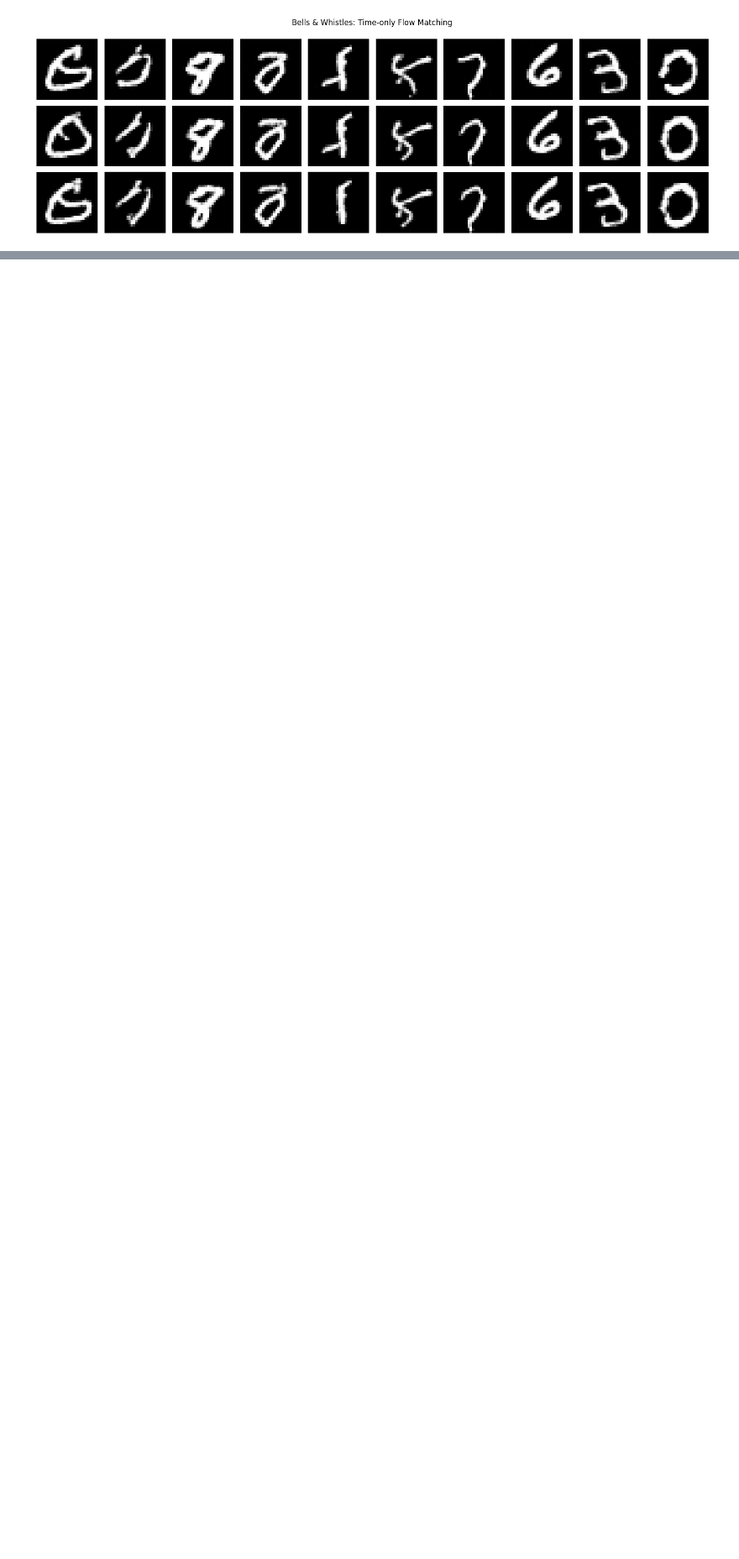
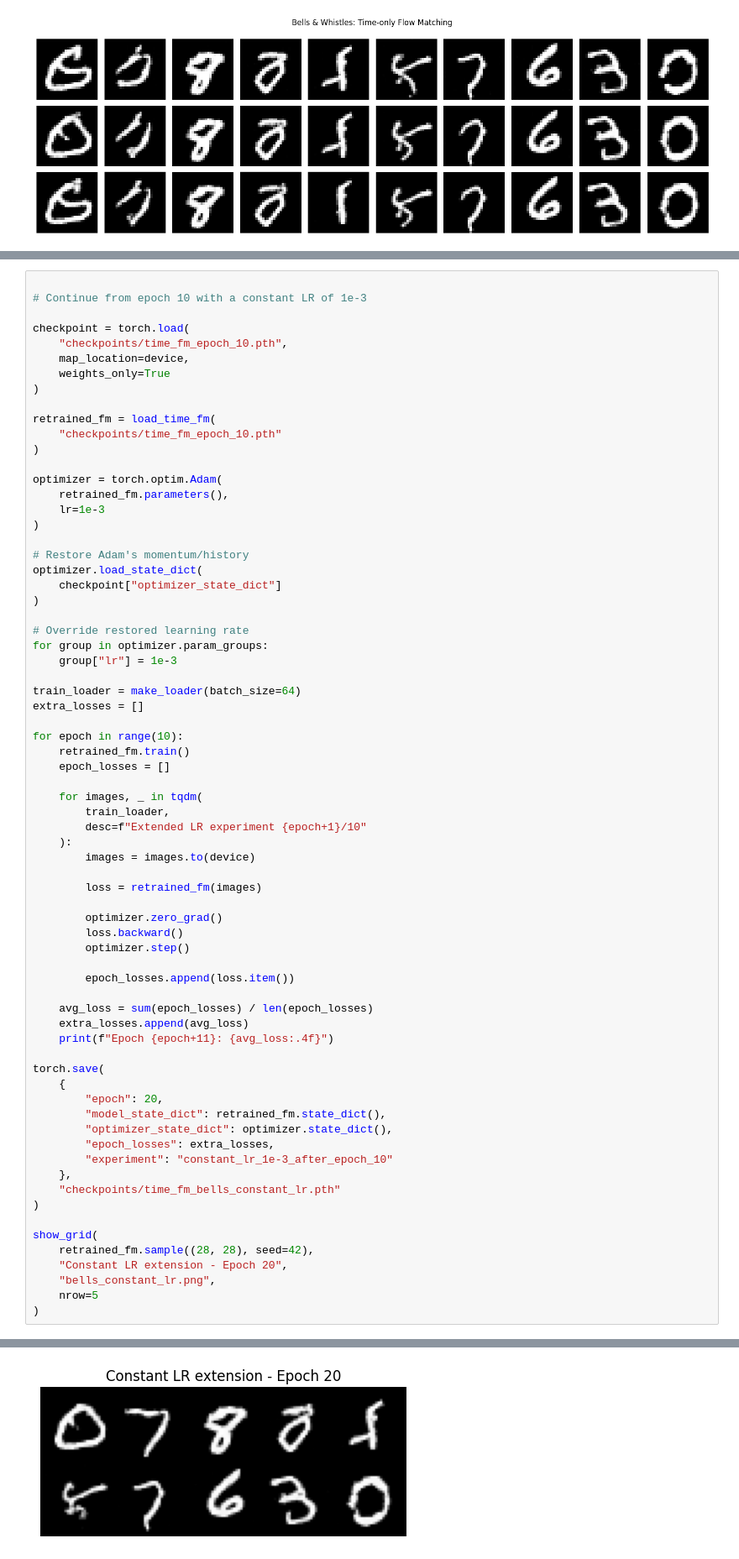
Before and after one commit to RishbhaJain/computer-vision-cs280A, a Jupyter notebook: partb.ipynb, the cells around one changed output, grey strips where cells are left out. Shown at 84% size. Drawn from its saved outputs; the diff is of its cells as text; blank space fills up the shorter version.

```diff
--- a/partb.ipynb
+++ b/partb.ipynb
@@ -1851,0 +2019,71 @@ plt.show()
+# %%
+
+# Continue from epoch 10 with a constant LR of 1e-3
+
+checkpoint = torch.load(
+    "checkpoints/time_fm_epoch_10.pth",
+    map_location=device,
+    weights_only=True
+)
+
+retrained_fm = load_time_fm(
+    "checkpoints/time_fm_epoch_10.pth"
+)
+
+optimizer = torch.optim.Adam(
+    retrained_fm.parameters(),
+    lr=1e-3
+)
+
+# Restore Adam's momentum/history
+optimizer.load_state_dict(
+    checkpoint["optimizer_state_dict"]
+)
+
+# Override restored learning rate
+for group in optimizer.param_groups:
+    group["lr"] = 1e-3
+
+train_loader = make_loader(batch_size=64)
+extra_losses = []
+
+for epoch in range(10):
+    retrained_fm.train()
+    epoch_losses = []
+
+    for images, _ in tqdm(
+        train_loader,
+        desc=f"Extended LR experiment {epoch+1}/10"
+    ):
+        images = images.to(device)
+
+        loss = retrained_fm(images)
+
+        optimizer.zero_grad()
+        loss.backward()
+        optimizer.step()
+
+        epoch_losses.append(loss.item())
+
+    avg_loss = sum(epoch_losses) / len(epoch_losses)
+    extra_losses.append(avg_loss)
+    print(f"Epoch {epoch+11}: {avg_loss:.4f}")
+
+torch.save(
+    {
+        "epoch": 20,
+        "model_state_dict": retrained_fm.state_dict(),
+        "optimizer_state_dict": optimizer.state_dict(),
+        "epoch_losses": extra_losses,
+        "experiment": "constant_lr_1e-3_after_epoch_10"
+    },
+    "checkpoints/time_fm_bells_constant_lr.pth"
+)
+
+show_grid(
+    retrained_fm.sample((28, 28), seed=42),
+    "Constant LR extension - Epoch 20",
+    "bells_constant_lr.png",
+    nrow=5
+)
+# %% [output]
@@ -1851,0 +2100 @@ plt.show()
+[figure, added]
```
Also changed, not shown: parts of 10 cells of this notebook.
